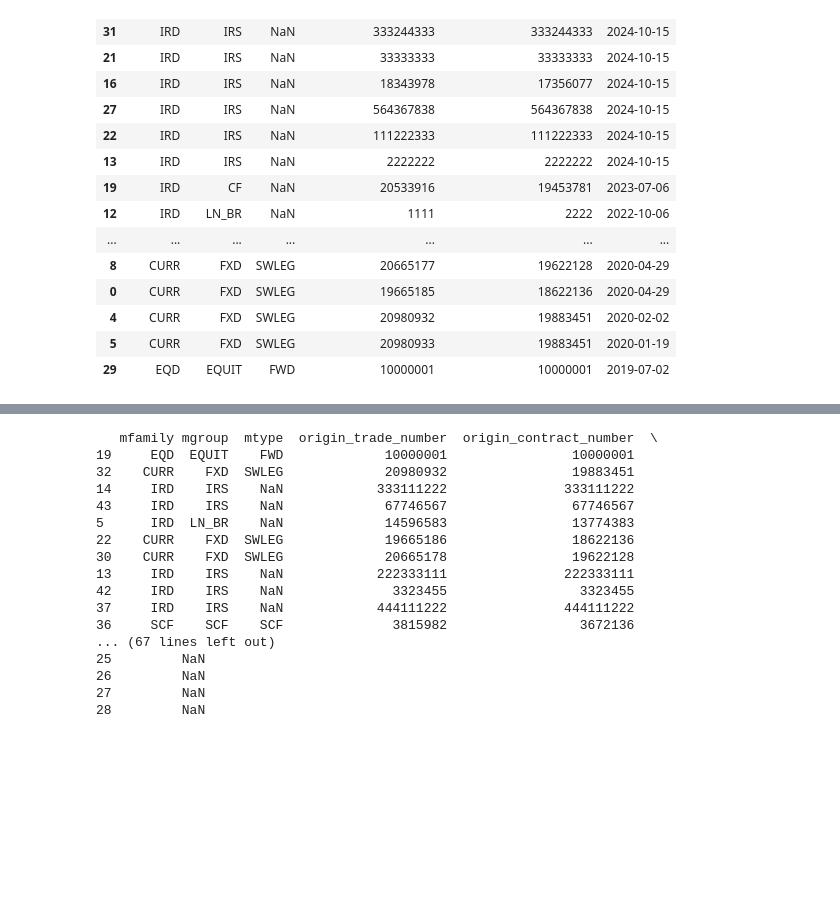
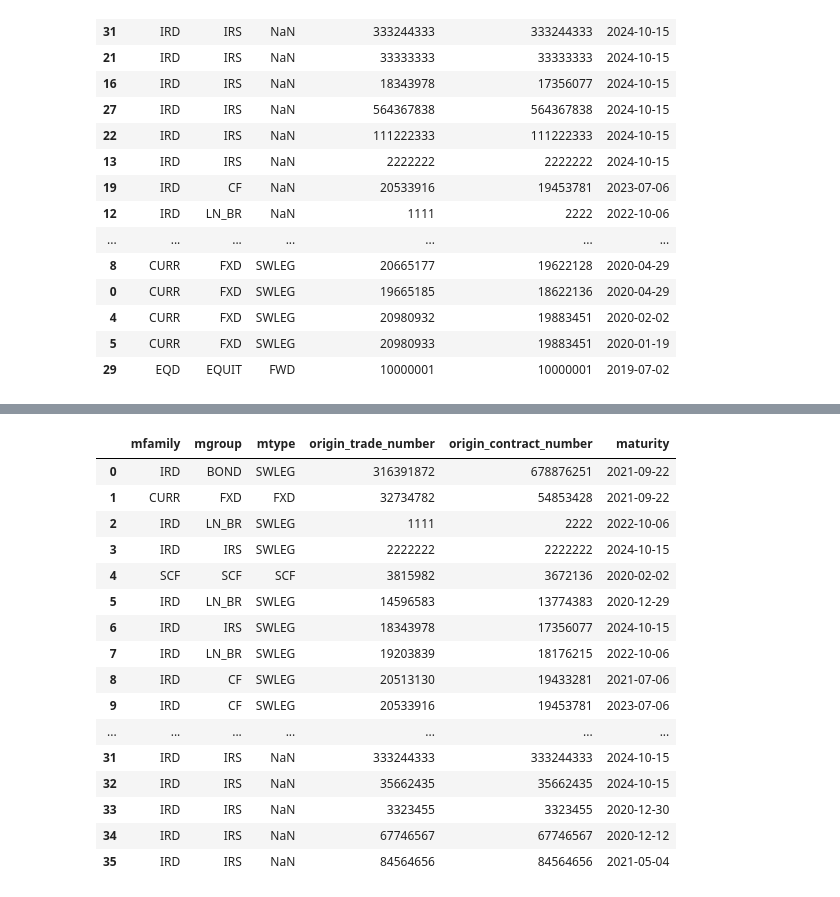
Before and after one commit to JesicaLP84/Python, a Jupyter notebook: 10. Pandas/Ejercicio_Pandas_1/Reto_Pandas_1.ipynb, the cells around one changed output, grey strips where cells are left out. Cells and saved outputs as stored; diff of their text form; code cells hidden in the pictures; blank space fills up the shorter version.

```diff
--- a/10. Pandas/Ejercicio_Pandas_1/Reto_Pandas_1.ipynb
+++ b/10. Pandas/Ejercicio_Pandas_1/Reto_Pandas_1.ipynb
@@ -130,42 +140,34 @@ filtro_oden
 # %%
-#eliminar de la combi las filas que contengan la data short
+#6.-Eliminar del DataFrame Fusionado las filas que contengan la data short y asi solo dejar reflejadas las long leg
 
-deleteFXSwaps_1 = trade_combi[ (trade_combi['origin_contract_number'] == 18622136) & (trade_combi['maturity']== '2020-04-29')].index
-deleteFXSwaps_2 = trade_combi[ (trade_combi['origin_contract_number'] == 18724280) & (trade_combi['maturity']== '2020-11-05')].index
-deleteFXSwaps_3 = trade_combi[ (trade_combi['origin_contract_number'] == 19883451) & (trade_combi['maturity']== '2020-01-19')].index
-deleteFXSwaps_4 = trade_combi[ (trade_combi['origin_contract_number'] == 21622649) & (trade_combi['maturity']== '2021-05-04')].index
-deleteFXSwaps_5 = trade_combi[ (trade_combi['origin_contract_number'] == 19622128) & (trade_combi['maturity']== '2020-04-29')].index
+deleteFXSwaps_1 = trade_fusion[ (trade_fusion['origin_contract_number'] == 18622136) & (trade_fusion['maturity']== '2020-04-29')].index
+deleteFXSwaps_2 = trade_fusion[ (trade_fusion['origin_contract_number'] == 18724280) & (trade_fusion['maturity']== '2020-11-05')].index
+deleteFXSwaps_3 = trade_fusion[ (trade_fusion['origin_contract_number'] == 19883451) & (trade_fusion['maturity']== '2020-01-19')].index
+deleteFXSwaps_4 = trade_fusion[ (trade_fusion['origin_contract_number'] == 21622649) & (trade_fusion['maturity']== '2021-05-04')].index
+deleteFXSwaps_5 = trade_fusion[ (trade_fusion['origin_contract_number'] == 19622128) & (trade_fusion['maturity']== '2020-04-29')].index
 
-trade_combi.drop(deleteFXSwaps_1, inplace=True)
-trade_combi.drop(deleteFXSwaps_2, inplace=True)
-trade_combi.drop(deleteFXSwaps_3, inplace=True)
-trade_combi.drop(deleteFXSwaps_4, inplace=True)
-trade_combi.drop(deleteFXSwaps_5, inplace=True)
+trade_fusion.drop(deleteFXSwaps_1, inplace=True)
+trade_fusion.drop(deleteFXSwaps_2, inplace=True)
+trade_fusion.drop(deleteFXSwaps_3, inplace=True)
+trade_fusion.drop(deleteFXSwaps_4, inplace=True)
+trade_fusion.drop(deleteFXSwaps_5, inplace=True)
 
-trade_combi
-
-filtro2 = trade_combi.loc[:,'mfamily'] == 'CURR'
-filtro_oden2 = trade_combi.loc[filtro2]
-filtro_oden2
-# Creamos una nueva DataFrame donde registramos los cambios a la inicial del merge
-actualizada = pd.DataFrame(trade_combi)
-actualizada.sort_values('maturity')
-print(actualizada)
+trade_fusion
 # %% [output]
-   mfamily mgroup  mtype  origin_trade_number  origin_contract_number  \
-19     EQD  EQUIT    FWD             10000001                10000001
-32    CURR    FXD  SWLEG             20980932                19883451
-14     IRD    IRS    NaN            333111222               333111222
-43     IRD    IRS    NaN             67746567                67746567
-5      IRD  LN_BR    NaN             14596583                13774383
-22    CURR    FXD  SWLEG             19665186                18622136
-30    CURR    FXD  SWLEG             20665178                19622128
-13     IRD    IRS    NaN            222333111               222333111
-42     IRD    IRS    NaN              3323455                 3323455
-37     IRD    IRS    NaN            444111222               444111222
-36     SCF    SCF    SCF              3815982                 3672136
-... (67 lines left out)
-25         NaN
-26         NaN
-27         NaN
-28         NaN
+|  | mfamily | mgroup | mtype | origin_trade_number | origin_contract_number | maturity |
+| 0 | IRD | BOND | SWLEG | 316391872 | 678876251 | 2021-09-22 |
+| 1 | CURR | FXD | FXD | 32734782 | 54853428 | 2021-09-22 |
+| 2 | IRD | LN_BR | SWLEG | 1111 | 2222 | 2022-10-06 |
+| 3 | IRD | IRS | SWLEG | 2222222 | 2222222 | 2024-10-15 |
+| 4 | SCF | SCF | SCF | 3815982 | 3672136 | 2020-02-02 |
+| 5 | IRD | LN_BR | SWLEG | 14596583 | 13774383 | 2020-12-29 |
+| 6 | IRD | IRS | SWLEG | 18343978 | 17356077 | 2024-10-15 |
+| 7 | IRD | LN_BR | SWLEG | 19203839 | 18176215 | 2022-10-06 |
+| 8 | IRD | CF | SWLEG | 20513130 | 19433281 | 2021-07-06 |
+| 9 | IRD | CF | SWLEG | 20533916 | 19453781 | 2023-07-06 |
+| ... | ... | ... | ... | ... | ... | ... |
+| 31 | IRD | IRS | NaN | 333244333 | 333244333 | 2024-10-15 |
+| 32 | IRD | IRS | NaN | 35662435 | 35662435 | 2024-10-15 |
+| 33 | IRD | IRS | NaN | 3323455 | 3323455 | 2020-12-30 |
+| 34 | IRD | IRS | NaN | 67746567 | 67746567 | 2020-12-12 |
+| 35 | IRD | IRS | NaN | 84564656 | 84564656 | 2021-05-04 |
```
Also changed, not shown: parts of 6 cells of this notebook, 2 other files.
